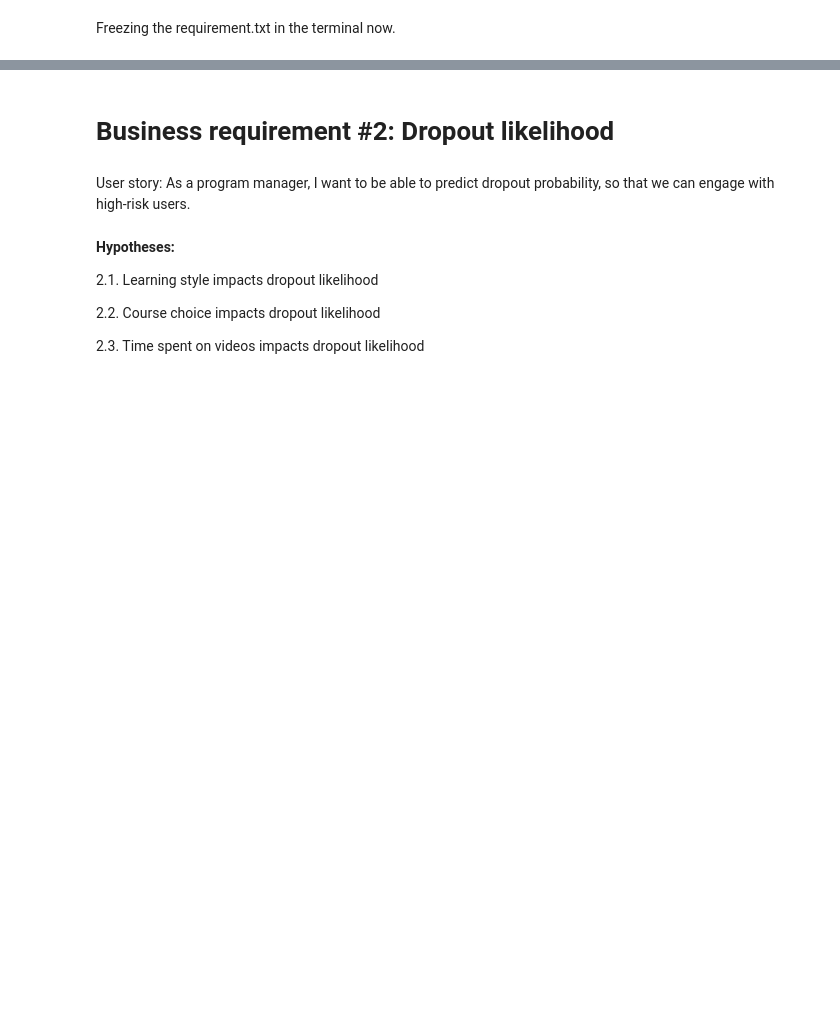
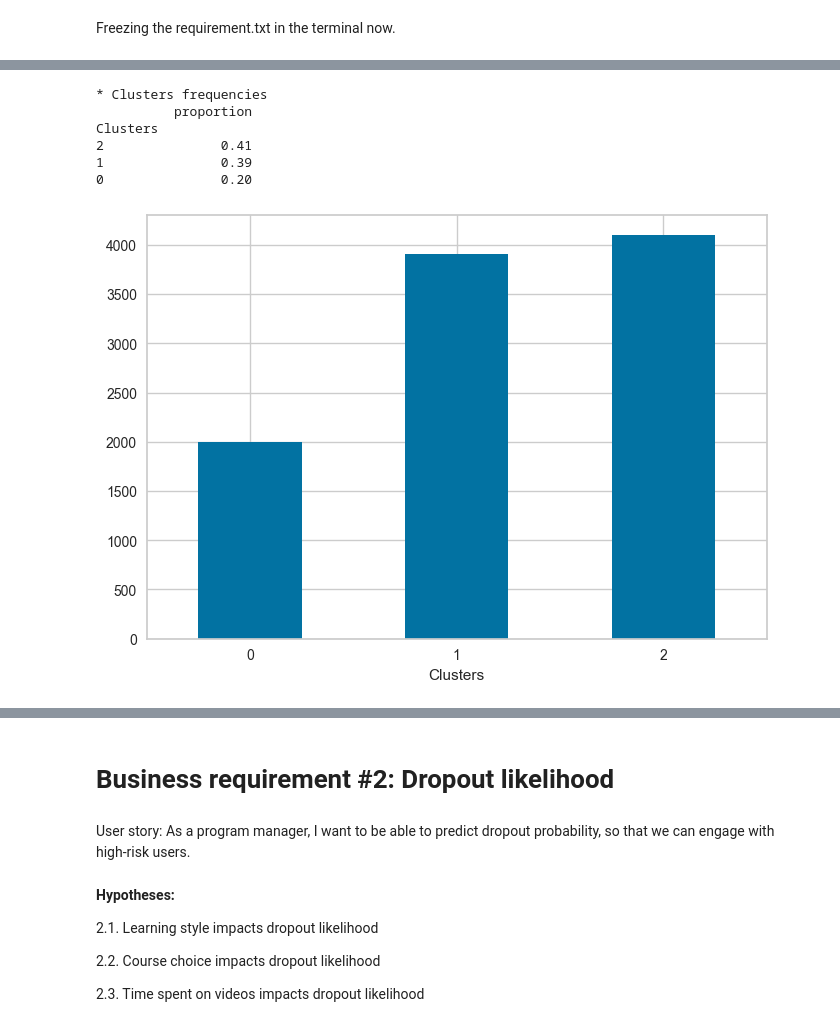
Before and after one commit to narendran-manoharan/synthetic_learning_behavior_analysis, a Jupyter notebook: project_work-jupyter_notebooks/synthetic_learning_behavior_analysis_transform02.ipynb, the cells around one changed output, grey strips where cells are left out. Saved outputs shown, nothing was run; the diff lists cells and outputs as text; code cells hidden in the pictures; blank space fills up the shorter version.

```diff
--- a/project_work-jupyter_notebooks/synthetic_learning_behavior_analysis_transform02.ipynb
+++ b/project_work-jupyter_notebooks/synthetic_learning_behavior_analysis_transform02.ipynb
@@ -111,0 +340,11 @@ Freezing the requirement.txt in the terminal now.
+# %%
+def cluster_pipeline(): #Rerunning with 3 clusters.
+
+    pipeline = Pipeline([
+        ("feature_scaling", StandardScaler()),
+        ("PCA", PCA(n_components = 16, random_state = 42)),
+        ("model", KMeans(n_clusters = 3, random_state = 42)) #Updated to 3 clusters
+    ])
+    return pipeline
+
+cluster_pipeline()
@@ -111,0 +355,4 @@ Freezing the requirement.txt in the terminal now.
+# %%
+X = df.copy() #Creating a copy of the original dataset to avoid modifying it.
+print(X.shape)
+X.head(3) #Utilizing the whole copied data for training.
@@ -111,0 +365,3 @@ Freezing the requirement.txt in the terminal now.
+# %%
+pipeline_clustering = cluster_pipeline()
+pipeline_clustering.fit(X) #Training the model.
@@ -111,0 +372,4 @@ Freezing the requirement.txt in the terminal now.
+# %%
+X["Clusters"] = pipeline_clustering["model"].labels_
+print(X.shape)
+X.head(3)
@@ -111,0 +383,13 @@ Freezing the requirement.txt in the terminal now.
+# %%
+print(f"* Clusters frequencies \n{ X['Clusters'].value_counts(normalize=True).to_frame().round(2)} \n\n")
+X['Clusters'].value_counts().sort_values().plot(kind='bar')
+plt.xticks(rotation = 0)
+plt.show()
+# %% [output]
+* Clusters frequencies
+          proportion
+Clusters
+2               0.41
+1               0.39
+0               0.20
+[figure, added]
```
Also changed, not shown: parts of 42 cells of this notebook.
